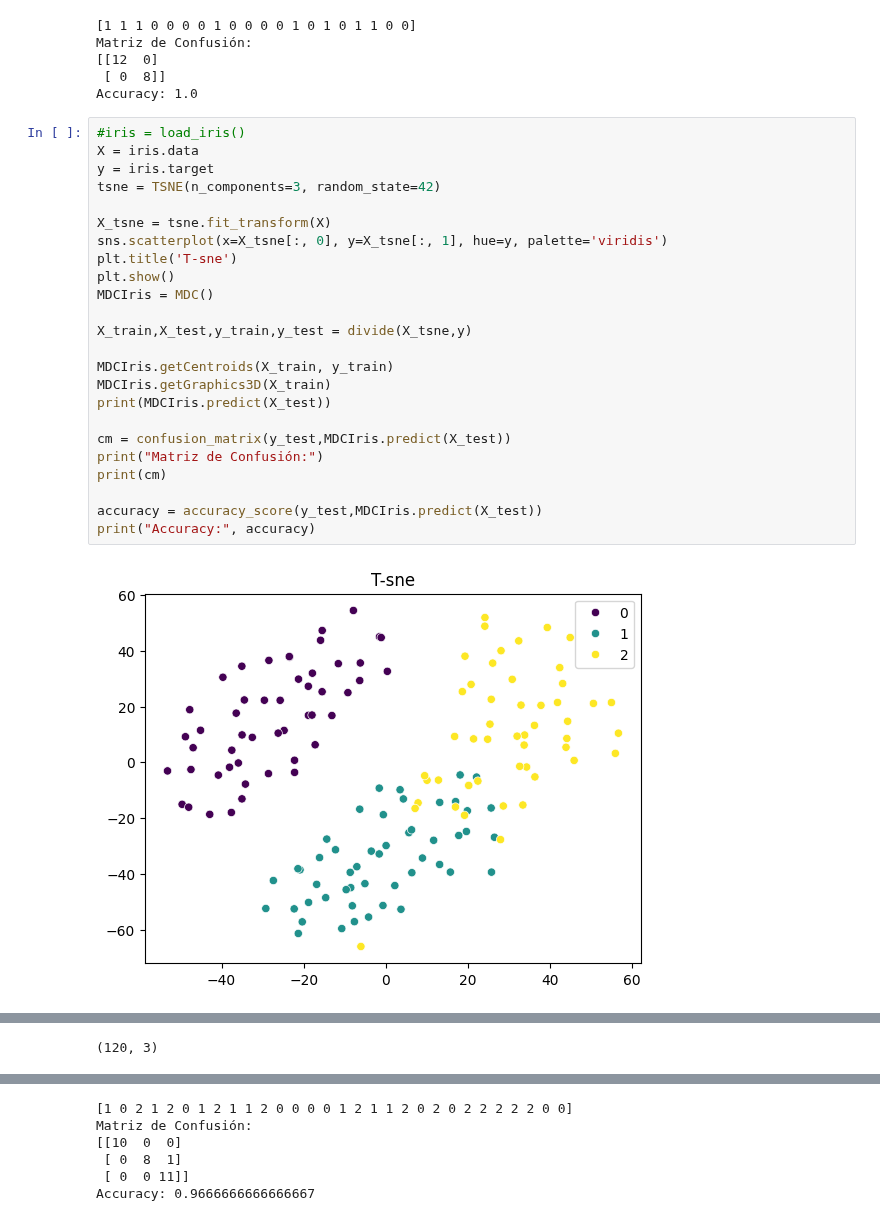
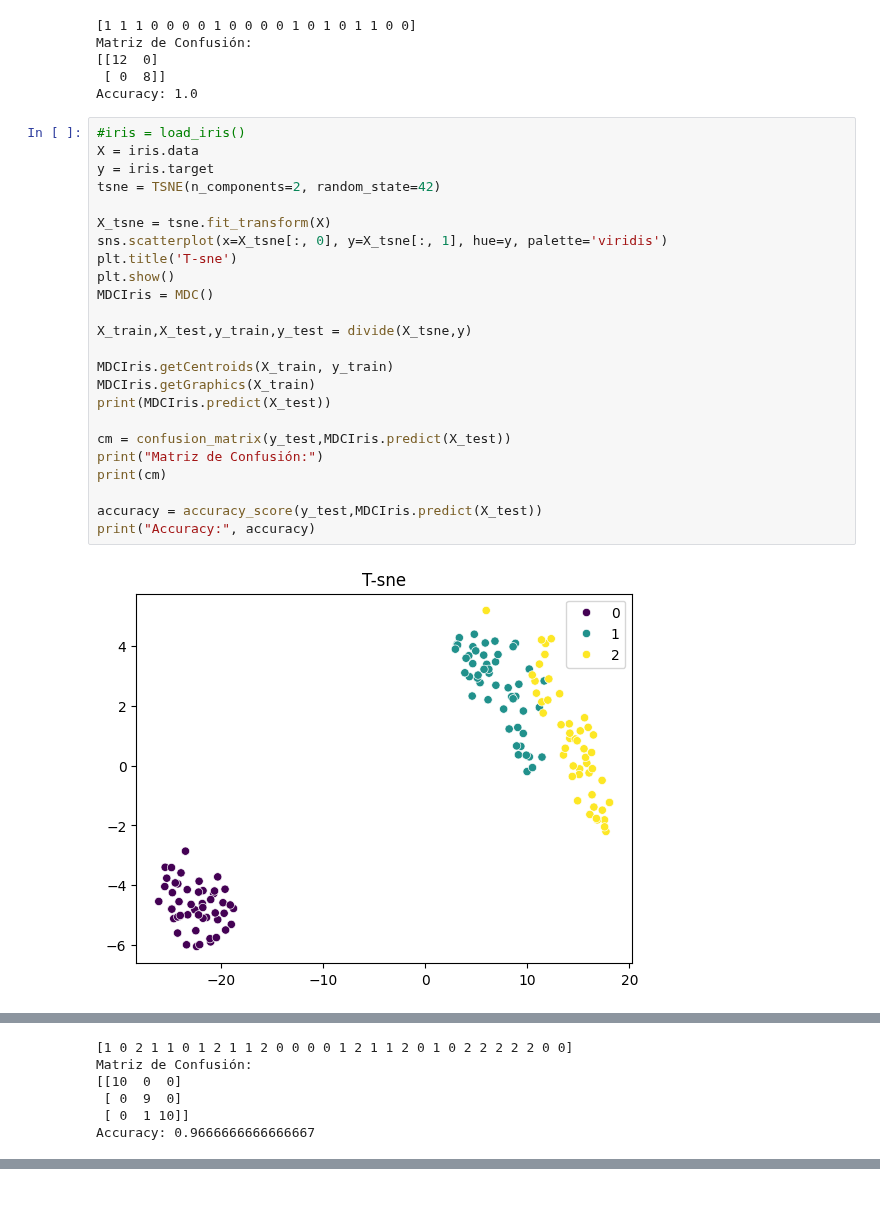
Before and after one commit to DiegoCastr00/VisionArtificial, a Jupyter notebook: MinimunClass.ipynb, the cells around one changed output, grey strips where cells are left out. Drawn from its saved outputs; the diff is of its cells as text.

```diff
--- a/MinimunClass.ipynb
+++ b/MinimunClass.ipynb
@@ -145,26 +159,26 @@ Accuracy: 1.0
 # %%
 #iris = load_iris()
 X = iris.data
 y = iris.target
-tsne = TSNE(n_components=3, random_state=42)
+tsne = TSNE(n_components=2, random_state=42)
 
 X_tsne = tsne.fit_transform(X)
 sns.scatterplot(x=X_tsne[:, 0], y=X_tsne[:, 1], hue=y, palette='viridis')
 plt.title('T-sne')
 plt.show()
 MDCIris = MDC()
 
 X_train,X_test,y_train,y_test = divide(X_tsne,y)
 
 MDCIris.getCentroids(X_train, y_train)
-MDCIris.getGraphics3D(X_train)
+MDCIris.getGraphics(X_train)
 print(MDCIris.predict(X_test))
 
 cm = confusion_matrix(y_test,MDCIris.predict(X_test))
 print("Matriz de Confusión:")
 print(cm)
 
 accuracy = accuracy_score(y_test,MDCIris.predict(X_test))
 print("Accuracy:", accuracy)
 # %% [output]
-[figure, old version]
+[figure, new version]
@@ -171 +186,6 @@ print("Accuracy:", accuracy)
-(120, 3)
+[1 0 2 1 1 0 1 2 1 1 2 0 0 0 0 1 2 1 1 2 0 1 0 2 2 2 2 2 0 0]
+Matriz de Confusión:
+[[10  0  0]
+ [ 0  9  0]
+ [ 0  1 10]]
+Accuracy: 0.9666666666666667
@@ -173,6 +191,0 @@ print("Accuracy:", accuracy)
-[1 0 2 1 2 0 1 2 1 1 2 0 0 0 0 1 2 1 1 2 0 2 0 2 2 2 2 2 0 0]
-Matriz de Confusión:
-[[10  0  0]
- [ 0  8  1]
- [ 0  0 11]]
-Accuracy: 0.9666666666666667
```
Also changed, not shown: parts of 4 cells of this notebook.
